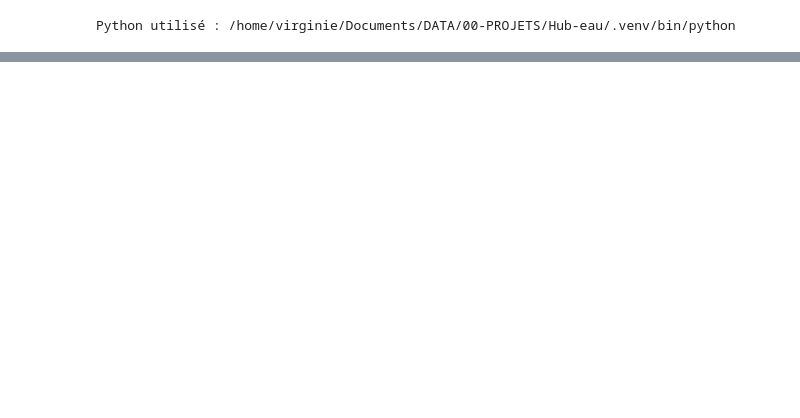
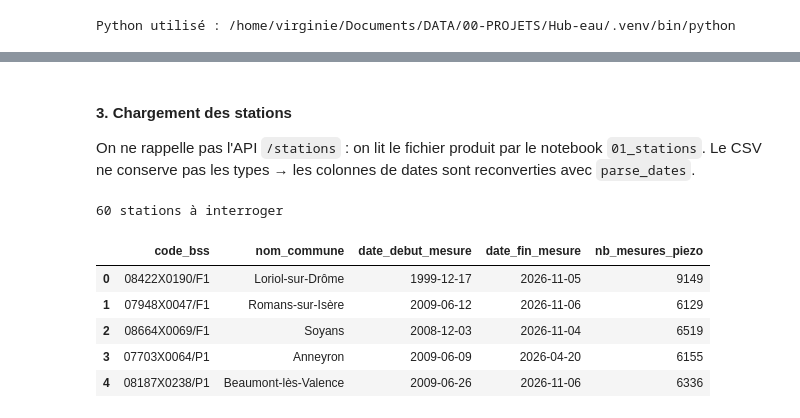
Before and after one commit to vir-giny/Hub-eau_piezometrie, a Jupyter notebook: notebooks/02_chroniques.ipynb, the cells around one changed output, grey strips where cells are left out. Saved outputs shown, nothing was run; the diff lists cells and outputs as text; code cells hidden in the pictures; blank space fills up the shorter version.

```diff
--- a/notebooks/02_chroniques.ipynb
+++ b/notebooks/02_chroniques.ipynb
@@ -304,19 +57,0 @@ df_stations_mesurees[["code_bss", "nom_commune", "nom_departement",
-# %%
-# 7. Sauvegarde des données brutes (data/raw/)
-
-date_extraction = datetime.now()
-fichier_brut = DATA_RAW / f"stations_{date_extraction:%Y-%m-%d}.json"
-
-# On enregistre les données ET le contexte de l'extraction (traçabilité)
-contenu_brut = {
-    "date_extraction": date_extraction.isoformat(timespec="seconds"),
-    "url": URL_STATIONS,
-    "params": params_stations,
-    "nb_resultats": len(stations),
-    "data": stations,
-}
-
-with open(fichier_brut, "w", encoding="utf-8") as f:
-    json.dump(contenu_brut, f, ensure_ascii=False, indent=2)
-
-print(f"✅ {len(stations)} stations sauvegardées dans : {fichier_brut}")
@@ -337,0 +124,27 @@ Nombre de stations : 176
+# %% [markdown]
+#### 3. Chargement des stations
+
+On ne rappelle pas l'API `/stations` : on lit le fichier produit par le notebook `01_stations`.
+Le CSV ne conserve pas les types → les colonnes de dates sont reconverties avec `parse_dates`.
+# %%
+# 3. Chargement des stations avec mesures (sortie du notebook 01_stations)
+
+if not FICHIER_STATIONS.exists():
+    raise FileNotFoundError(f"{FICHIER_STATIONS} introuvable : exécuter d'abord le notebook 01_stations")
+
+df_stations_mesurees = pd.read_csv(FICHIER_STATIONS,
+                                   parse_dates=["date_debut_mesure", "date_fin_mesure"])
+
+codes_stations = df_stations_mesurees["code_bss"].tolist()
+
+print(f"{len(codes_stations)} stations à interroger")
+df_stations_mesurees[["code_bss", "nom_commune", "date_debut_mesure",
+                      "date_fin_mesure", "nb_mesures_piezo"]].head()
+# %% [output]
+60 stations à interroger
+|  | code_bss | nom_commune | date_debut_mesure | date_fin_mesure | nb_mesures_piezo |
+| 0 | 08422X0190/F1 | Loriol-sur-Drôme | 1999-12-17 | 2026-11-05 | 9149 |
+| 1 | 07948X0047/F1 | Romans-sur-Isère | 2009-06-12 | 2026-11-06 | 6129 |
+| 2 | 08664X0069/F1 | Soyans | 2008-12-03 | 2026-11-04 | 6519 |
+| 3 | 07703X0064/P1 | Anneyron | 2009-06-09 | 2026-04-20 | 6155 |
+| 4 | 08187X0238/P1 | Beaumont-lès-Valence | 2009-06-26 | 2026-11-06 | 6336 |
```
Also changed, not shown: parts of 38 cells of this notebook, 1 other file.
